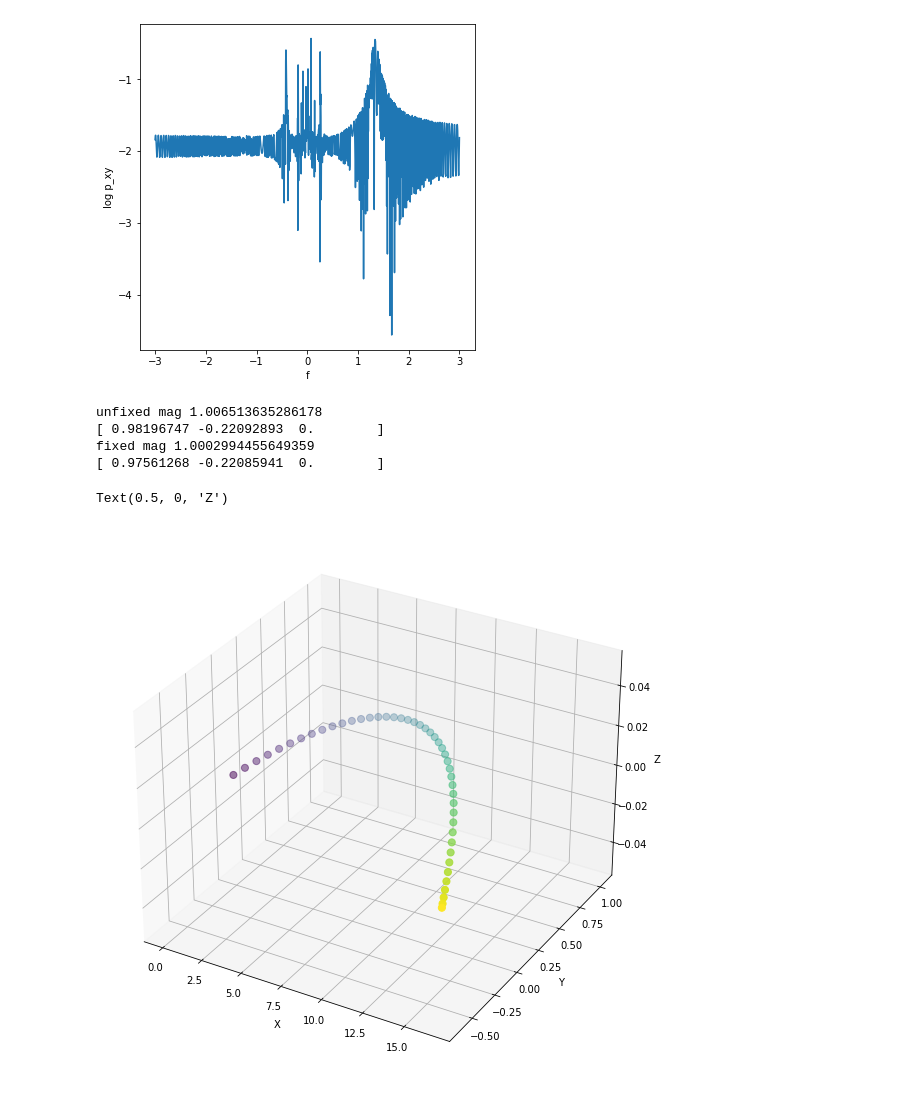
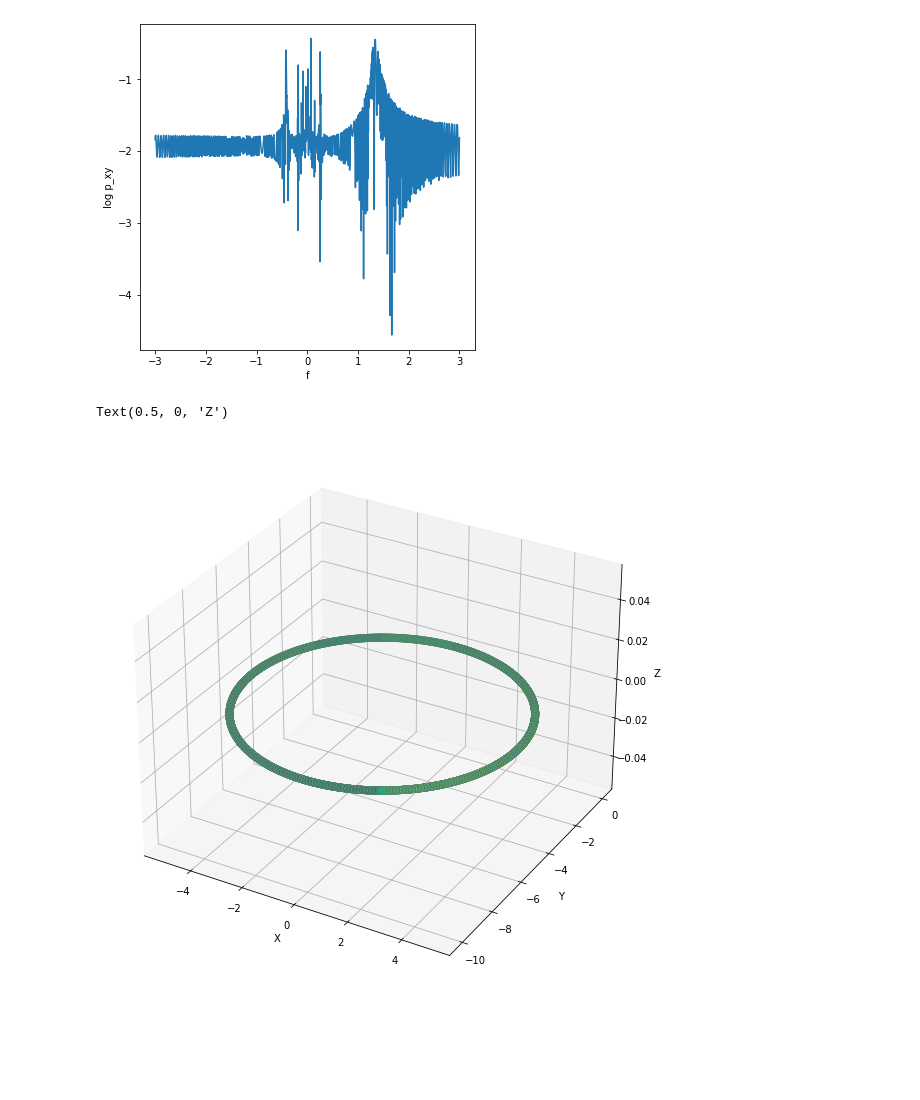
Before and after one commit to asmohov/bubbles, a Jupyter notebook: boris_pusher_sandbox.ipynb, the cells around one changed output. Cells and saved outputs as stored; diff of their text form; code cells hidden in the pictures; blank space fills up the shorter version.

```diff
--- a/boris_pusher_sandbox.ipynb
+++ b/boris_pusher_sandbox.ipynb
@@ -144,15 +144,15 @@ def mag(x):
 
 
 c=1 #to keep courant stable
-time_total = 1000 #arbitrary total time that will be evenly split up
-del_t_count = 500 #set number of timesteps so implicitly set delta t
+time_total = 10000 #arbitrary total time that will be evenly split up
+del_t_count = 5000 #set number of timesteps so implicitly set delta t
 q=.01
 m=1
-v_vect = np.array([0.1*c,0.1*c,0]) #velocity without any relativistic considerations, initial condition
+v_vect = np.array([0.1*c,0,0]) #velocity without any relativistic considerations, initial condition
 b_vect = np.array([0,0,1]) #for use when there is no wave passing through, i.e. constant b field
 b_guide = np.array([0,0,1])#only z field for now, this is the guide field at all points in the domain
-e_naught = np.array([1,0,0])#initial electric field, never changes
-e_vect = np.array([1,0,0])#initialize mutable electric field vector
+e_naught = np.array([0,0,0])#initial electric field, never changes
+e_vect = np.array([0,0,0])#initialize mutable electric field vector
 x_vect = np.array([0,0,0])
 #wave initial conditions
 omega = .05
@@ -204,16 +204,16 @@ while(current_time<time_total):
     #switching to Vay method due to unrestrained E acceleration
     u_minus = u_vect+float((q_m*delta_t/2))*e_vect #error happens in this line
     #hardcode limit on u_minus
-    if mag(u_minus)>.99999*c:
-        print('unfixed mag',mag(u_minus))
-        print(u_minus)
-        u_minus[0]=u_minus[0]/(mag(u_minus))
-        u_minus[1]=u_minus[1]/(mag(u_minus))
-        u_minus[2]=u_minus[2]/(mag(u_minus))
-        print('fixed mag',mag(u_minus))
-        print(u_minus)
+    #if mag(u_minus)>.99999*c:
+     #   print('unfixed mag',mag(u_minus))
+     #   print(u_minus)
+     #   u_minus[0]=u_minus[0]/(mag(u_minus))
+     #   u_minus[1]=u_minus[1]/(mag(u_minus))
+     #   u_minus[2]=u_minus[2]/(mag(u_minus))
+     #   print('fixed mag',mag(u_minus))
+     #   print(u_minus)
     #intermediate quantities--------------------------------------------------
-    gamma_half = 1/np.sqrt(1-((mag(u_minus)/c)**2))
+    gamma_half = np.sqrt(1+((mag(u_minus)/c)**2))
     #print(mag(u_minus))
     t_vect = b_vect*(q_m*delta_t/(2*gamma_half))
     s_vect = 2*t_vect*(1/(1+mag(t_vect)**2))
@@ -225,39 +225,35 @@ while(current_time<time_total):
     x_new = x_vect+u_new*(delta_t/(2*gamma_half))
     #update initial values------------------------------------------------
     x_vect = x_new
     u_vect = u_new
     gamma = gamma_half
     #update time and append to graphing list--------------------------------
     current_time+=delta_t
     x_list.append(x_vect[0])
     y_list.append(x_vect[1])
     z_list.append(x_vect[2])
     time_list.append(current_time)
 
 
 
 #plotting section-------------------------------------------
 plt.show()
 #3-d plot
 fig = plt.figure(figsize=(10,10))
 ax = fig.add_subplot(projection='3d')
 ax.scatter(x_list,y_list,z_list,s=50,c=time_list,cmap=plt.cm.viridis)
 zeros = np.zeros(len(z_domain))
 #ax.quiver(zeros+.6,zeros+1,z_domain,ex_wave,ey_wave,zeros,length=.25,color='r',label='efield')#e field at last step
 #x.quiver(zeros+.6,zeros+1,z_domain,bx_wave,by_wave,zeros,length=.25,color='g',label='bfield')#b field at last step
 ax.set_xlabel('X')
 ax.set_ylabel('Y')
 ax.set_zlabel('Z')
 #ax.axes.set_zlim3d(bottom=0, top=max(z_list))
 #ax.axes.set_xlim3d(left=-1, right=1)
 #ax.axes.set_ylim3d(bottom=-1, top=1)
 # %% [output]
-unfixed mag 1.006513635286178
-[ 0.98196747 -0.22092893  0.        ]
-fixed mag 1.0002994455649359
-[ 0.97561268 -0.22085941  0.        ]
+Text(0.5, 0, 'Z')
-Text(0.5, 0, 'Z')
-[figure, old version]
+[figure, new version]
 # %%
 #switch to Vay method, as given by the referenced paper
 
```
Also changed, not shown: 19 other files.
